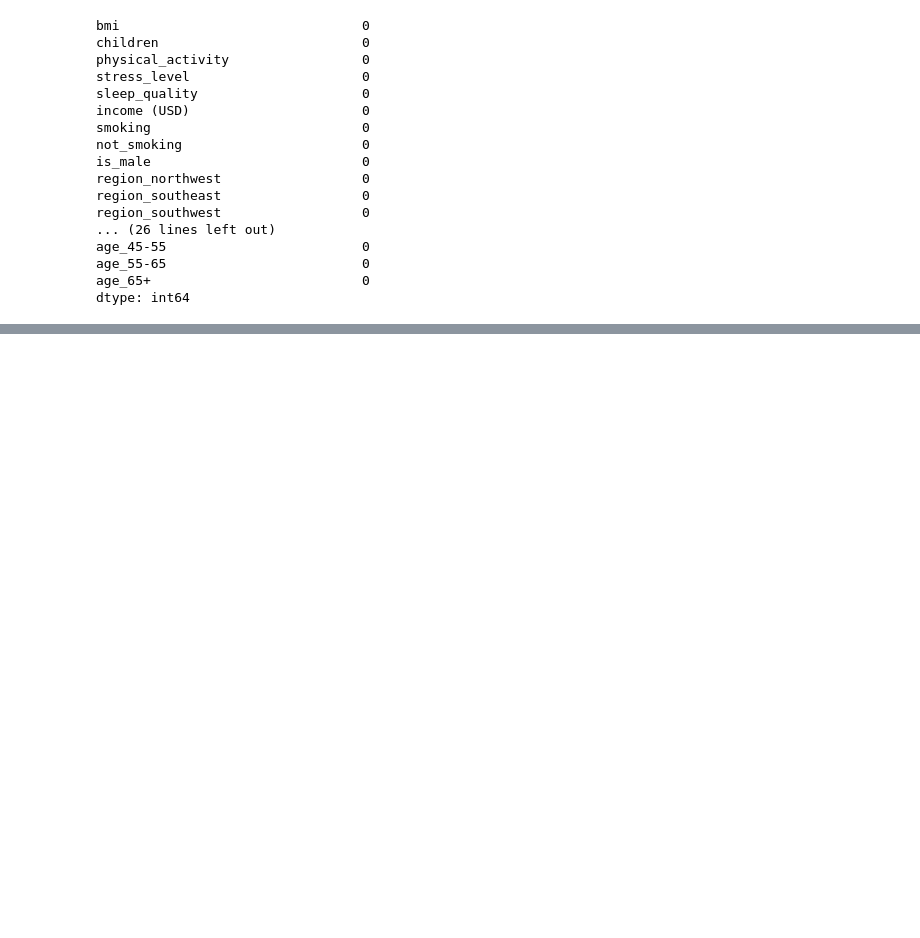
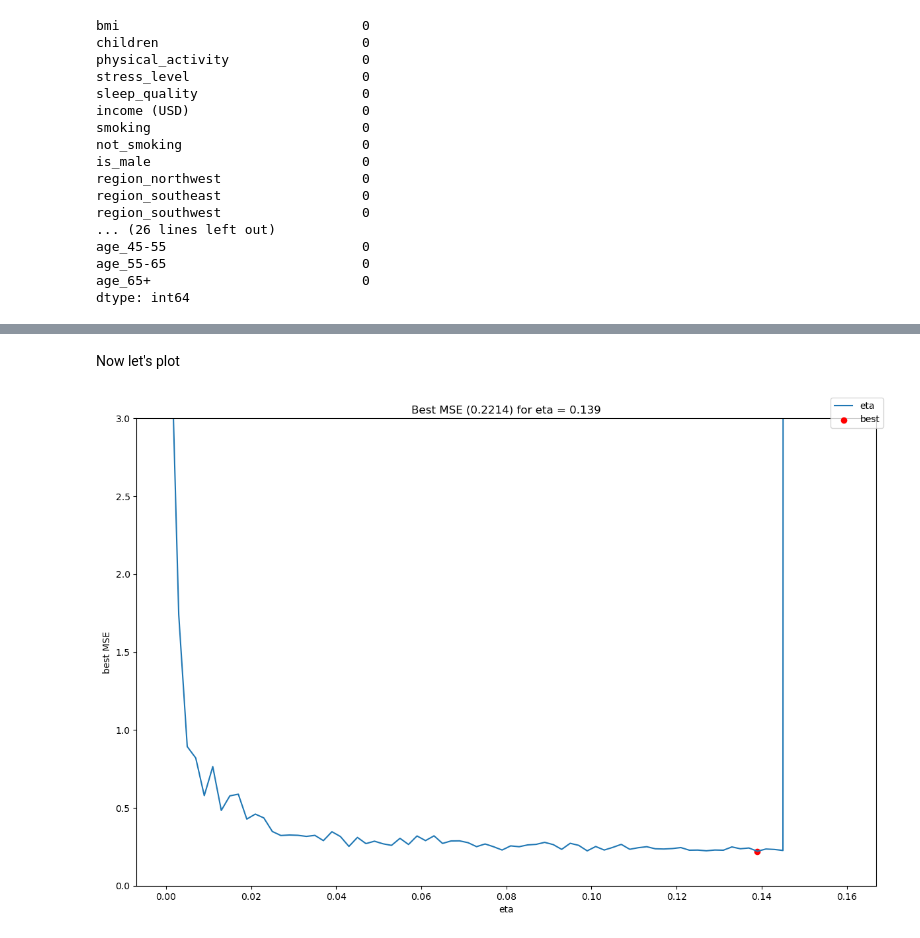
Before and after one commit to artem-starodubtsev/Supervised-learning-SUPSI, a Jupyter notebook: 1_midterm/main.ipynb, the cells around one changed output, grey strips where cells are left out. Saved outputs shown, nothing was run; the diff lists cells and outputs as text; code cells hidden in the pictures; blank space fills up the shorter version.

```diff
--- a/1_midterm/main.ipynb
+++ b/1_midterm/main.ipynb
@@ -457,0 +413,3 @@ plt.tight_layout(); plt.show()
+# %%
+final_mask = final_mask > 1
+final_mask
@@ -457,0 +433,3 @@ plt.tight_layout(); plt.show()
+# %%
+X_train_reduced = X_train.loc[:, final_mask]
+X_test_reduced = X_test.loc[:, final_mask]
@@ -457,0 +523,7 @@ plt.tight_layout(); plt.show()
+# %%
+def find_best_epoch(logs: list[EpochLog]):
+    best_epoch = 1
+    for log in logs:
+        if log.test_losses[0] < logs[best_epoch - 1].test_losses[0]:
+            best_epoch = log.epoch
+    return logs[best_epoch - 1]
@@ -457,0 +532,14 @@ plt.tight_layout(); plt.show()
+# %%
+eta_logs = []
+best_epoch_logs = None
+best_eta_loss = float('inf')
+for i in range(1, 150, 2):
+    eta = 0.001 * i
+    print(f'eta: {eta}')
+    logs = linear_regression(eta, n_epochs=1000)
+    ans = find_best_epoch(logs)
+    if ans.test_losses[0] < best_eta_loss:
+        best_eta_loss = ans.test_losses[0]
+        best_epoch_logs = logs
+
+    eta_logs.append((eta, ans.train_losses[0], ans.test_losses[0]))
@@ -457,0 +564,18 @@ plt.tight_layout(); plt.show()
+# %% [markdown]
+Now let's plot
+# %%
+eta_x = [i for (i, _, _) in eta_logs]
+eta_y = [i for (_, _, i) in eta_logs]
+best_idx = np.argmin(eta_y)
+fig, ax = plt.subplots(figsize=(12, 8))
+ax.plot(eta_x, eta_y, label='eta')
+ax.scatter(eta_x[best_idx], eta_y[best_idx], marker='o', label='best', color='r')
+ax.set_xlabel('eta')
+ax.set_ylabel('best MSE')
+ax.set_title(f'Best MSE ({eta_y[best_idx]:.4}) for eta = {eta_x[best_idx]}')
+ax.set_ylim([0, 3])
+fig.legend()
+fig.tight_layout()
+plt.show()
+# %% [output]
+[figure, added]
```
Also changed, not shown: parts of 39 cells of this notebook.
